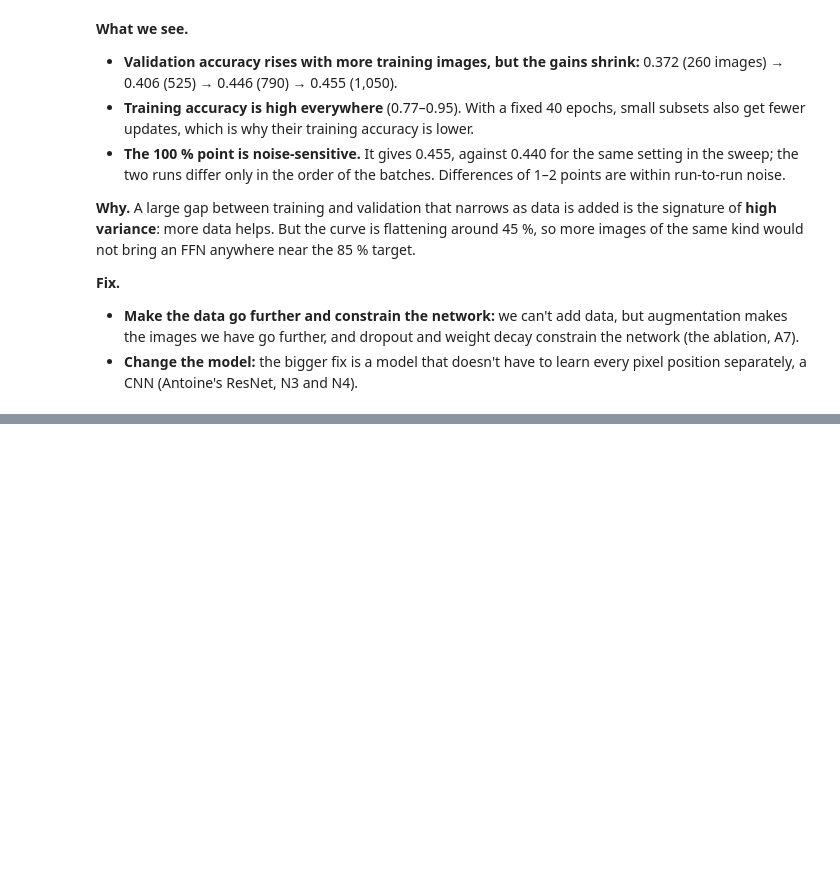
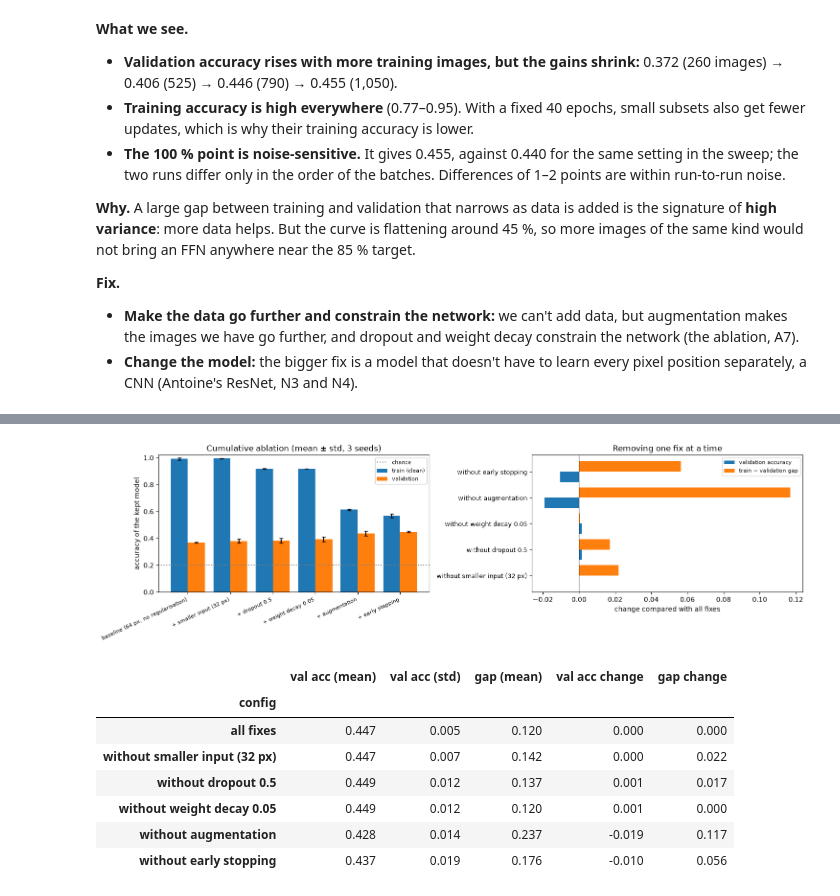
Before and after one commit to anthonyrascle43-stack/Neural-Network-Project, a Jupyter notebook: notebooks/03_diagnosis.ipynb, the cells around one changed output, grey strips where cells are left out. Drawn from its saved outputs; the diff is of its cells as text; code cells hidden in the pictures; blank space fills up the shorter version.

```diff
--- a/notebooks/03_diagnosis.ipynb
+++ b/notebooks/03_diagnosis.ipynb
@@ -268,0 +369,51 @@ curve.round(3)
+# %%
+full_name = list(configs)[-1]
+full = configs[full_name]
+dropped = {"all fixes": full}
+for name, change in FIXES:
+    key = next(iter(change))
+    dropped[f"without {name}"] = {**full, key: BASELINE[key]}
+
+drop_rows = [{**row, "config": "all fixes"} for row in rows if row["config"] == full_name]   # already trained
+for name, config in list(dropped.items())[1:]:
+    for seed in SEEDS:
+        result, h = run(config, seed)
+        drop_rows.append({"config": name, "seed": seed, **result})
+        histories.setdefault(name, h)
+drop_one = summarise(drop_rows)
+drop_one["val acc change"] = drop_one["val acc (mean)"] - drop_one.loc["all fixes", "val acc (mean)"]
+drop_one["gap change"] = drop_one["gap (mean)"] - drop_one.loc["all fixes", "gap (mean)"]
+
+fig, axes = plt.subplots(1, 2, figsize=(15, 4.4))
+names = list(ablation.index)
+x = np.arange(len(names))
+axes[0].bar(x - 0.2, ablation["train acc (mean)"], 0.4, yerr=ablation["train acc (std)"].fillna(0), capsize=3,
+            label="train (clean)")
+axes[0].bar(x + 0.2, ablation["val acc (mean)"], 0.4, yerr=ablation["val acc (std)"].fillna(0), capsize=3,
+            label="validation")
+axes[0].axhline(0.2, color="grey", ls=":", label="chance")
+axes[0].set_xticks(x, names, rotation=25, ha="right", fontsize=8)
+axes[0].set(ylim=(0, 1.02), ylabel="accuracy of the kept model", title="Cumulative ablation (mean ± std, 3 seeds)")
+axes[0].legend(fontsize=8)
+others = drop_one.drop(index="all fixes")
+y = np.arange(len(others))
+axes[1].barh(y - 0.2, others["val acc change"], 0.4, label="validation accuracy")
+axes[1].barh(y + 0.2, others["gap change"], 0.4, label="train − validation gap")
+axes[1].axvline(0, color="black", lw=0.8)
+axes[1].set_yticks(y, others.index, fontsize=9)
+axes[1].set(xlabel="change compared with all fixes", title="Removing one fix at a time")
+axes[1].legend(fontsize=8)
+fig.tight_layout()
+fig.savefig(FIG_DIR / "03_ablation.png", dpi=150, bbox_inches="tight")
+plt.show()
+drop_one[["val acc (mean)", "val acc (std)", "gap (mean)", "val acc change", "gap change"]].round(3)
+# %% [output]
+[figure, added]
+|  | val acc (mean) | val acc (std) | gap (mean) | val acc change | gap change |
+| config |  |  |  |  |  |
+| all fixes | 0.447 | 0.005 | 0.120 | 0.000 | 0.000 |
+| without smaller input (32 px) | 0.447 | 0.007 | 0.142 | 0.000 | 0.022 |
+| without dropout 0.5 | 0.449 | 0.012 | 0.137 | 0.001 | 0.017 |
+| without weight decay 0.05 | 0.449 | 0.012 | 0.120 | 0.001 | 0.000 |
+| without augmentation | 0.428 | 0.014 | 0.237 | -0.019 | 0.117 |
+| without early stopping | 0.437 | 0.019 | 0.176 | -0.010 | 0.056 |
```
Also changed, not shown: parts of 13 cells of this notebook, 4 other files.
